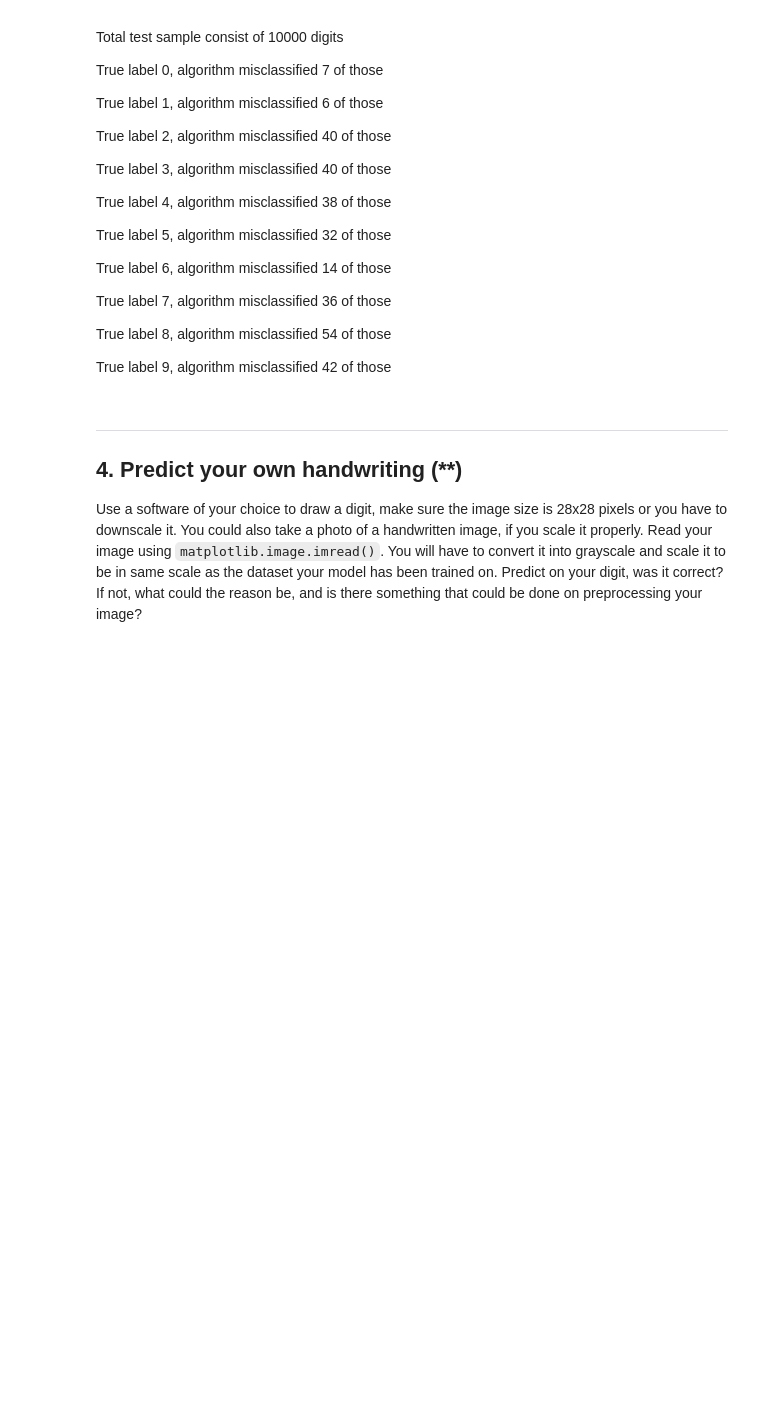
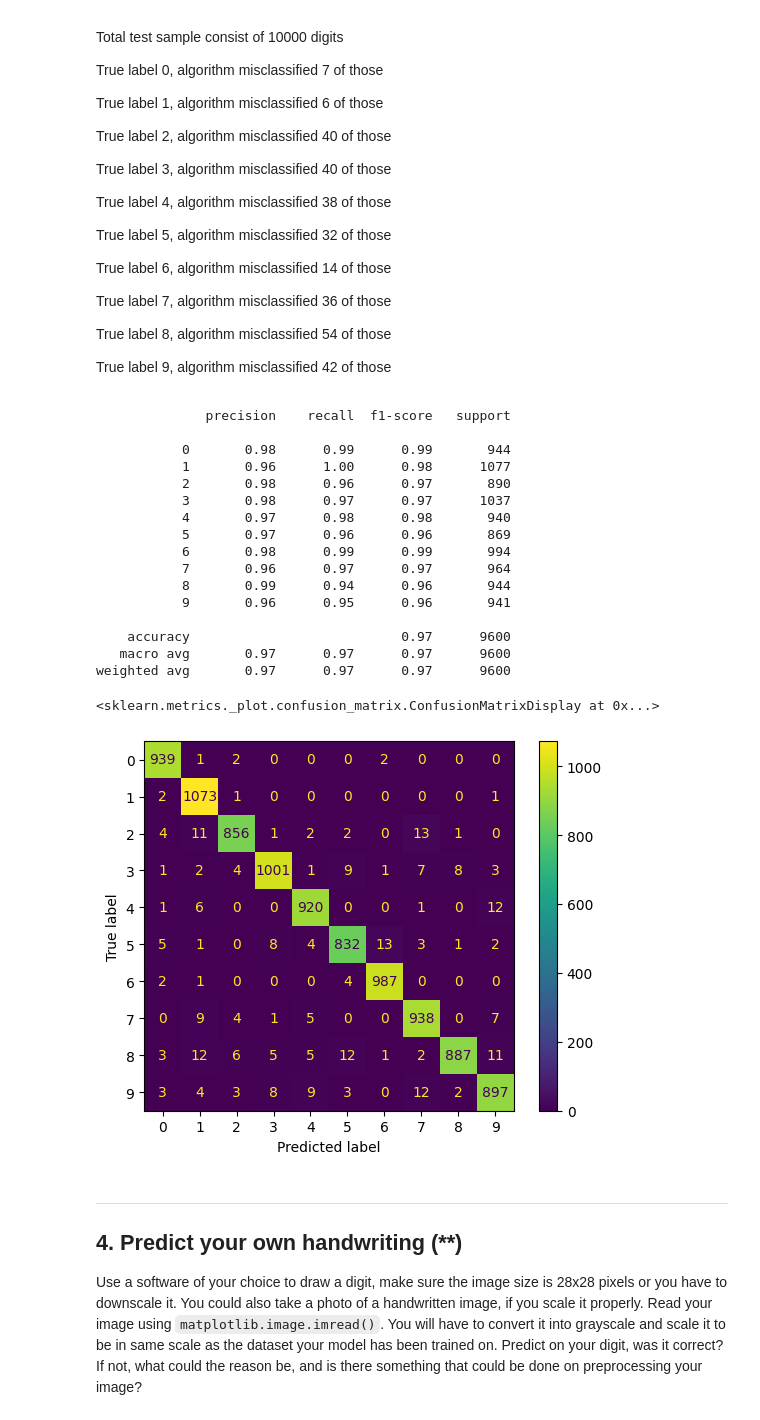
Before and after one commit to nabil0n/MachineLearning-Isak-Andersson, a Jupyter notebook: Exercises/E04_KNN.ipynb, the cells around one changed output. Cells and saved outputs as stored; diff of their text form; code cells hidden in the pictures; folded sections open; blank space fills up the shorter version.

```diff
--- a/Exercises/E04_KNN.ipynb
+++ b/Exercises/E04_KNN.ipynb
@@ -153,6 +232,34 @@ True label 8, algorithm misclassified 54 of those
 True label 9, algorithm misclassified 42 of those
 
 </details>
+# %%
+from sklearn.metrics import confusion_matrix, classification_report, ConfusionMatrixDisplay
+
+knn = KNeighborsClassifier(n_neighbors=3)
+
+knn.fit(mm_X_train, y_train)
+
+print(classification_report(y_valid, knn.predict(mm_X_valid)))
+ConfusionMatrixDisplay(confusion_matrix(y_valid, knn.predict(mm_X_valid))).plot()
+# %% [output]
+              precision    recall  f1-score   support
+
+           0       0.98      0.99      0.99       944
+           1       0.96      1.00      0.98      1077
+           2       0.98      0.96      0.97       890
+           3       0.98      0.97      0.97      1037
+           4       0.97      0.98      0.98       940
+           5       0.97      0.96      0.96       869
+           6       0.98      0.99      0.99       994
+           7       0.96      0.97      0.97       964
+           8       0.99      0.94      0.96       944
+           9       0.96      0.95      0.96       941
+
+    accuracy                           0.97      9600
+   macro avg       0.97      0.97      0.97      9600
+weighted avg       0.97      0.97      0.97      9600
+<sklearn.metrics._plot.confusion_matrix.ConfusionMatrixDisplay at 0x...>
+[figure, added]
 # %% [markdown]
 ---
 ## 4. Predict your own handwriting (**)
```
Also changed, not shown: parts of 11 cells of this notebook, 1 other file.
